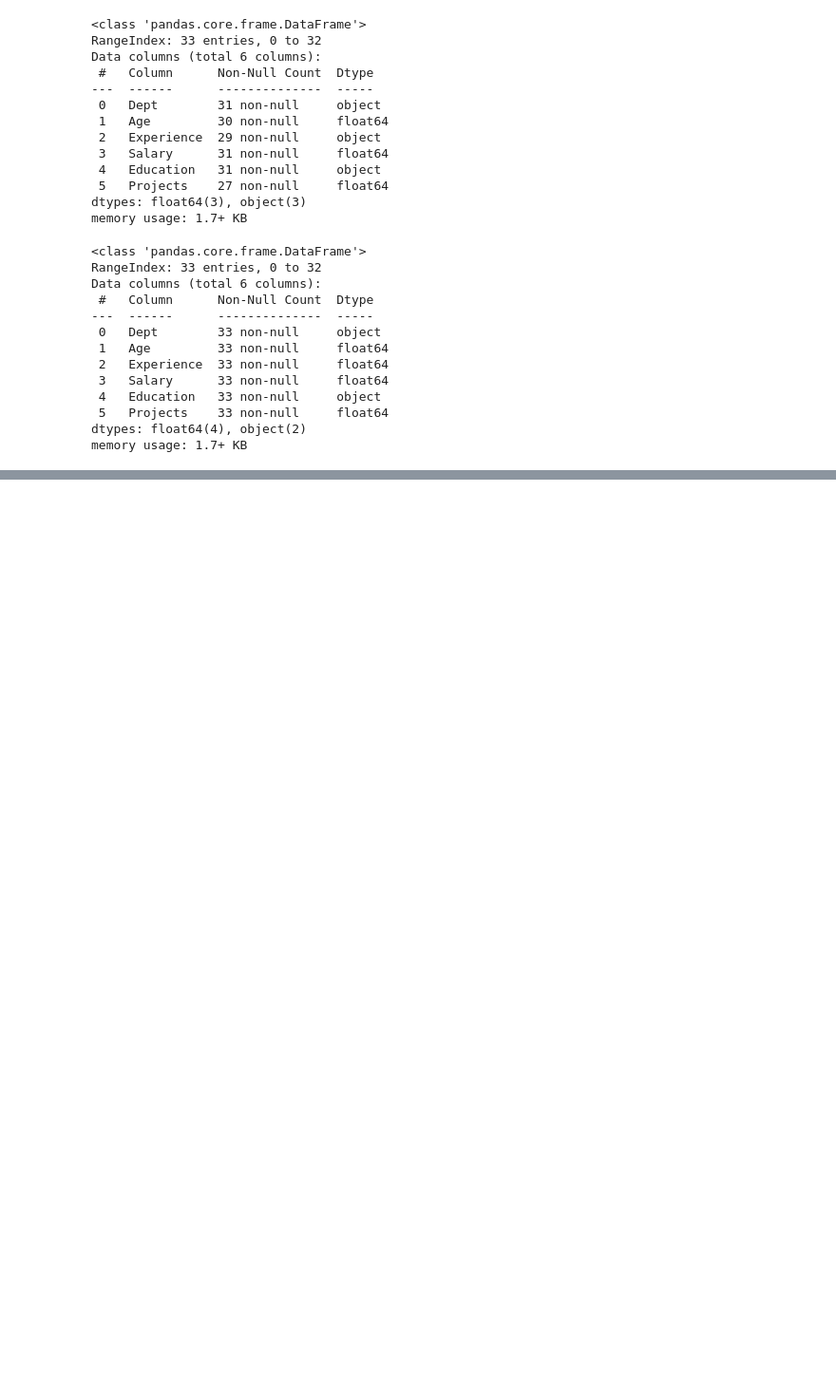
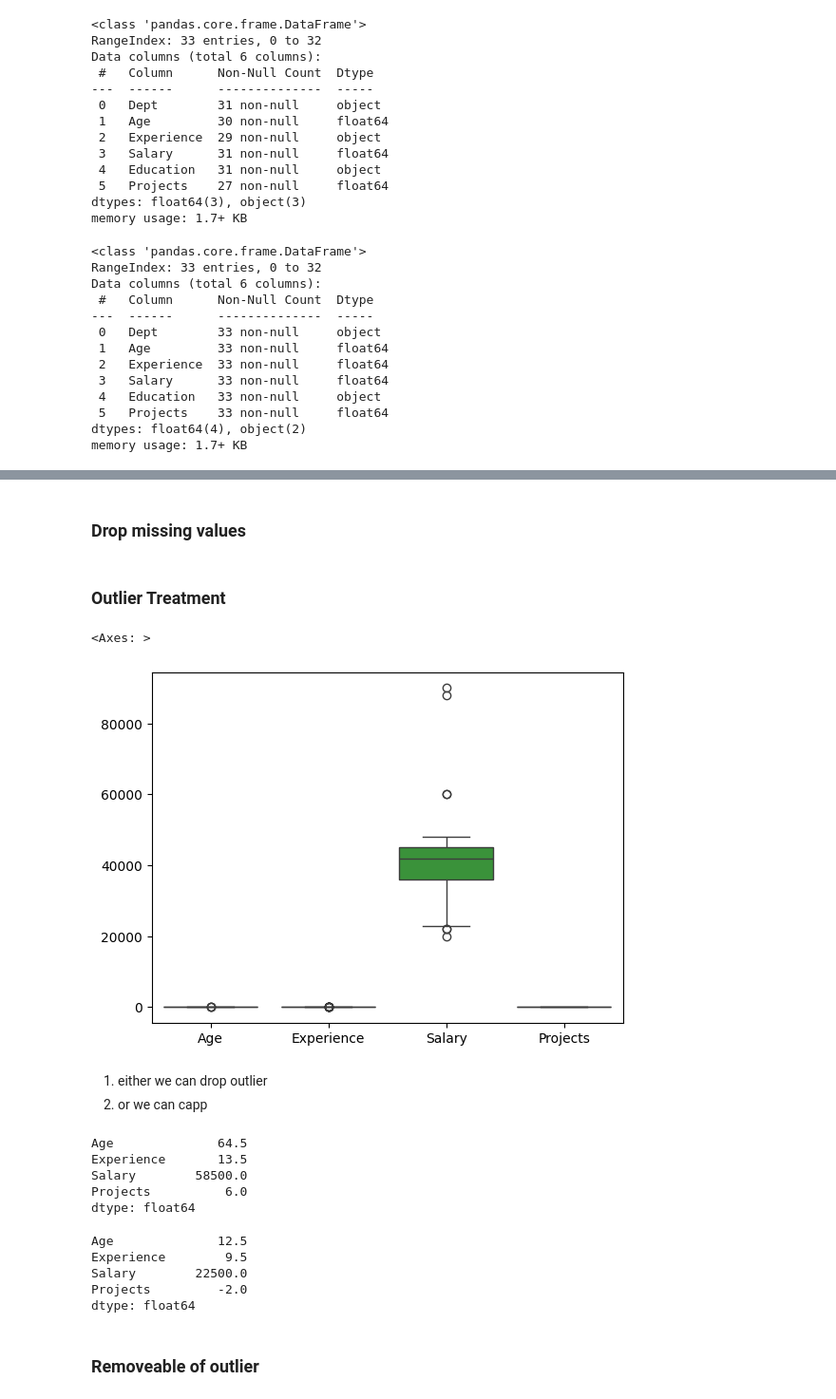
Before and after one commit to aakashpokkanayil/Data_Science_Prep, a Jupyter notebook: Components/Statistics/eda.ipynb, the cells around one changed output, grey strips where cells are left out. Shown: that part at 95% size. Drawn from its saved outputs; the diff is of its cells as text; code cells hidden in the pictures; blank space fills up the shorter version.

```diff
--- a/Components/Statistics/eda.ipynb
+++ b/Components/Statistics/eda.ipynb
@@ -151,0 +166,3 @@ memory usage: 1.7+ KB
+# %%
+categorical_cols=df1.select_dtypes(include='object').columns.to_list()
+categorical_cols
@@ -151,0 +171,2 @@ memory usage: 1.7+ KB
+# %%
+df1[categorical_cols]=df1[categorical_cols].fillna(df1[categorical_cols].mode().iloc[0])
@@ -151,0 +181,3 @@ memory usage: 1.7+ KB
+# %%
+numerical_cols=df1.select_dtypes(exclude='object').columns.to_list()
+numerical_cols
@@ -151,0 +186,2 @@ memory usage: 1.7+ KB
+# %%
+df1[numerical_cols]=df1[numerical_cols].fillna(df1[numerical_cols].median())
@@ -151,0 +211,2 @@ memory usage: 1.7+ KB
+# %% [markdown]
+### Drop missing values
@@ -151,0 +215,36 @@ memory usage: 1.7+ KB
+# %% [markdown]
+### Outlier Treatment
+# %%
+sns.boxplot(df1)
+# %% [output]
+<Axes: >
+[figure, added]
+# %% [markdown]
+1. either we can drop outlier
+2. or we can capp
+# %%
+# IQR Method
+
+q1=df1.select_dtypes(exclude='object').quantile(.25)
+q3=df1.select_dtypes(exclude='object').quantile(.75)
+iqr=q3-q1
+ul=(q3+1.5*iqr)
+ll=(q1-1.5*iqr)
+
+ul
+# %% [output]
+Age              64.5
+Experience       13.5
+Salary        58500.0
+Projects          6.0
+dtype: float64
+# %%
+ll
+# %% [output]
+Age              12.5
+Experience        9.5
+Salary        22500.0
+Projects         -2.0
+dtype: float64
+# %% [markdown]
+### Removeable of outlier
```
Also changed, not shown: parts of 47 cells of this notebook, 8 other files.
